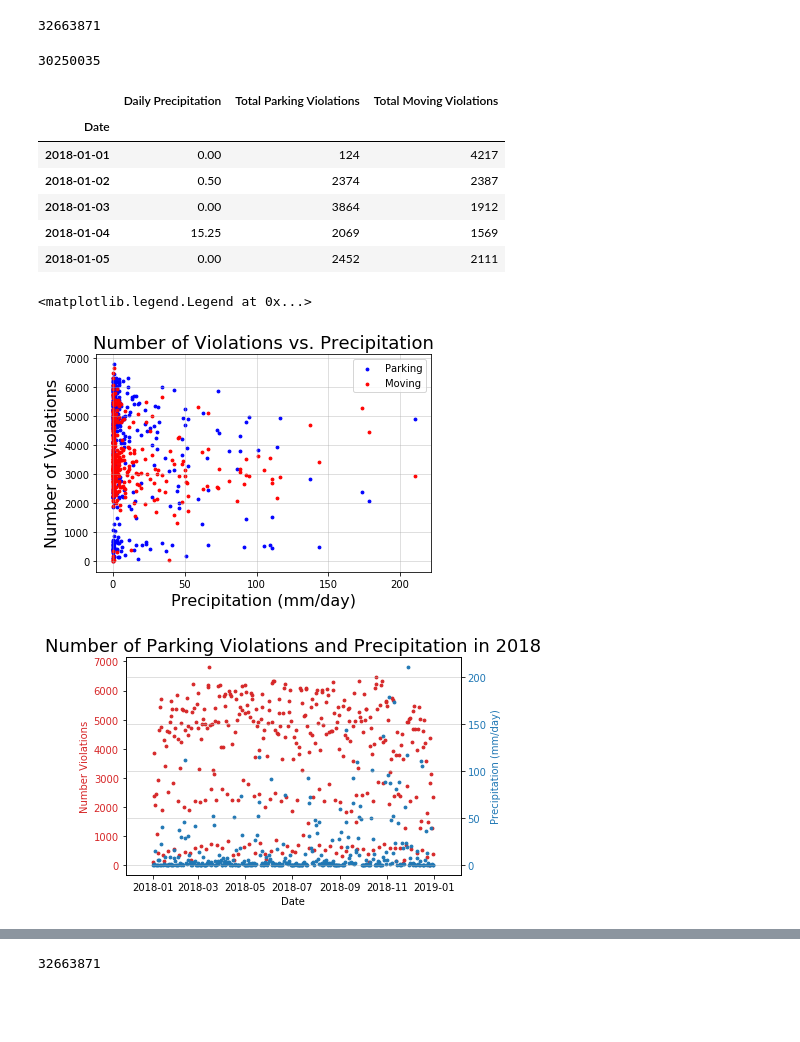
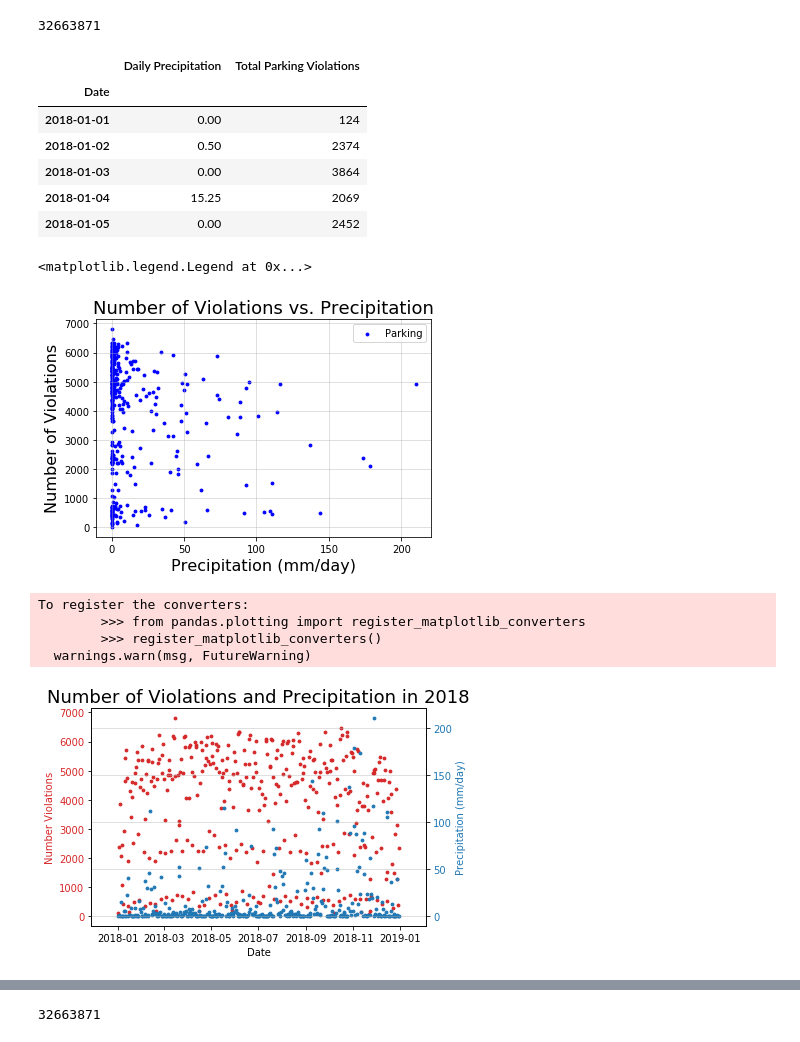
Before and after one commit to TPD119/GW_Project2_ETL, a Jupyter notebook: parking_moving_violations_dc.ipynb, the cells around one changed output, grey strips where cells are left out. Drawn from its saved outputs; the diff is of its cells as text; code cells hidden in the pictures; blank space fills up the shorter version.

```diff
--- a/parking_moving_violations_dc.ipynb
+++ b/parking_moving_violations_dc.ipynb
@@ -56,0 +79,5 @@ moving_df = moving_df[['XCOORD', 'YCOORD', 'VIOLATIONCODE', 'VIOLATIONDESC', 'LO
+# %%
+#moving_df['TICKETISSUEDATE'] = moving_df['TICKETISSUEDATE'].apply(lambda x:x.astimezone(est).strptime(fmt))
+moving_df = moving_df.set_index(pd.DatetimeIndex(moving_df['TICKET_ISSUE_DATE']))
+#Set index to date, and add date column
+moving_df['Date'] = moving_df.index.date
@@ -72,7 +107,0 @@ parking_frame.head()
-# %%
-#Set index to date, and add date column
-moving_df = moving_df.set_index(pd.DatetimeIndex(moving_df['TICKETISSUEDATE']))
-
-moving_df['Date'] = moving_df.index.date
-
-moving_df.head()
@@ -86,0 +108,2 @@ moving_df.head()
+# %%
+parking_frame.append(moving_df)
@@ -178,35 +228,24 @@ parking_weather_df = pd.merge(parking_frame, weather_frame, on='Date', how='left
 print(len(parking_weather_df))
 # %% [output]
 32663871
-# %%
-#Merge moving DF and weather DF
-
-moving_weather_df = pd.merge(moving_df, weather_frame, on='Date', how='left')
-#moving_weather_df.head()
-print(len(moving_weather_df))
-# %% [output]
-30250035
 # %%
 #Create new DataFrame with date, precipitation and count for parking and moving violations
 precip_date = weather_frame.groupby('Date')['precipitation'].sum()
 parking_date = parking_frame.groupby('Date')['VIOLATION_CODE'].count()
-moving_date = moving_df.groupby('Date')['VIOLATIONCODE'].count()
-parking_moving_weather_df = pd.DataFrame({'Daily Precipitation': precip_date, 'Total Parking Violations': parking_date,
-                                         'Total Moving Violations': moving_date})
+parking_moving_weather_df = pd.DataFrame({'Daily Precipitation': precip_date, 'Total Parking Violations': parking_date})
 parking_moving_weather_df.reset_index()
 parking_moving_weather_df.head()
 # %% [output]
-|  | Daily Precipitation | Total Parking Violations | Total Moving Violations |
-| Date |  |  |  |
-| 2018-01-01 | 0.00 | 124 | 4217 |
-| 2018-01-02 | 0.50 | 2374 | 2387 |
-| 2018-01-03 | 0.00 | 3864 | 1912 |
-| 2018-01-04 | 15.25 | 2069 | 1569 |
-| 2018-01-05 | 0.00 | 2452 | 2111 |
+|  | Daily Precipitation | Total Parking Violations |
+| Date |  |  |
+| 2018-01-01 | 0.00 | 124 |
+| 2018-01-02 | 0.50 | 2374 |
+| 2018-01-03 | 0.00 | 3864 |
+| 2018-01-04 | 15.25 | 2069 |
+| 2018-01-05 | 0.00 | 2452 |
 # %%
 #Create scatter plot to show relationship between precipitation, parking and moving violations
 parking_precip_plt = plt.scatter(precip_date, parking_date, color = 'blue', s = 8, label = 'Parking')
-moving_precip_plt = plt.scatter(precip_date, moving_date, color = 'red', s = 8, label = 'Moving')
 
 plt.title('Number of Violations vs. Precipitation', fontsize = 18)
 plt.xlabel('Precipitation (mm/day)', fontsize = 16)
@@ -215,30 +254,34 @@ plt.grid(alpha = 0.5)
 plt.legend(loc = 'best', prop={'size': 10})
 # %% [output]
 <matplotlib.legend.Legend at 0x...>
-[figure, old version]
+[figure, new version]
 # %%
-#Create plot to display parking violations and precipitation over 2018
+#Create plot to display violations and precipitation over 2018
 x_axis = parking_moving_weather_df.index
 
 fig, ax1 = plt.subplots()
 
 color = 'tab:red'
 ax1.set_xlabel('Date')
 ax1.set_ylabel('Number Violations', color=color)
 ax1.scatter(x_axis, parking_moving_weather_df['Total Parking Violations'], color=color, s = 8)
 ax1.tick_params(axis='y', labelcolor=color)
 
 ax2 = ax1.twinx()  # instantiate a second axes that shares the same x-axis
 
 color = 'tab:blue'
 ax2.set_ylabel('Precipitation (mm/day)', color=color)  # we already handled the x-label with ax1
 ax2.scatter(x_axis, parking_moving_weather_df['Daily Precipitation'], color=color, s = 8)
 ax2.tick_params(axis='y', labelcolor=color)
 
-plt.title('Number of Parking Violations and Precipitation in 2018', fontsize = 18)
+plt.title('Number of Violations and Precipitation in 2018', fontsize = 18)
 plt.xlabel('Date', fontsize = 16)
 plt.grid(alpha = 0.5)
 
 plt.show()
 # %% [output]
+To register the converters:
+        >>> from pandas.plotting import register_matplotlib_converters
+        >>> register_matplotlib_converters()
+  warnings.warn(msg, FutureWarning)
-[figure, old version]
+[figure, new version]
```
Also changed, not shown: parts of 28 cells of this notebook, 4 other files.
